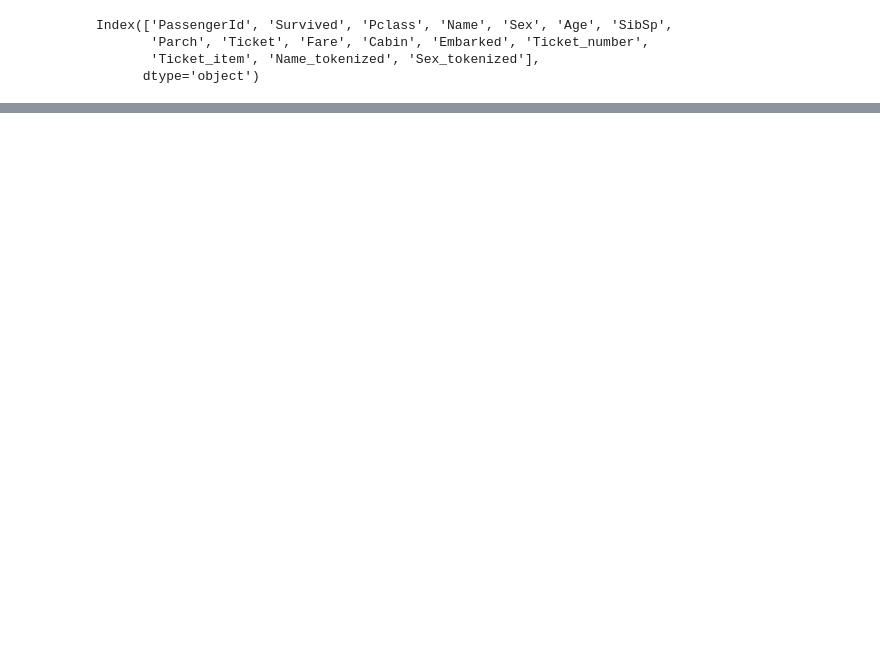
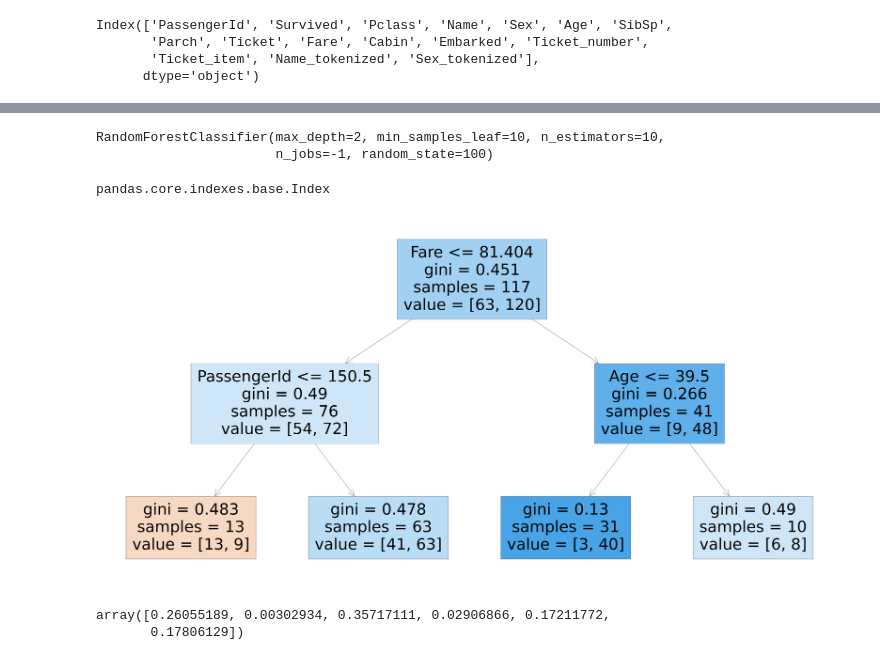
Before and after one commit to mfearing1234/Data_science_model_builds, a Jupyter notebook: Kaggle Competition/Titanic_Disaster_Learning/Titanic_Disaster_Model.ipynb, the cells around one changed output, grey strips where cells are left out. Drawn from its saved outputs; the diff is of its cells as text; code cells hidden in the pictures; blank space fills up the shorter version.

```diff
--- a/Kaggle Competition/Titanic_Disaster_Learning/Titanic_Disaster_Model.ipynb
+++ b/Kaggle Competition/Titanic_Disaster_Learning/Titanic_Disaster_Model.ipynb
@@ -140,0 +157,6 @@ array([[  1.    ,   3.    ,  22.    ,   1.    ,   0.    ,   7.25  ],
+# %%
+x= preprocessed_train_df.drop(['Survived','Name','Sex','Ticket','Cabin','Embarked','Ticket_item'], axis=1)
+
+y= preprocessed_train_df['Survived']
+
+x_train, y_train = x, y
@@ -147,0 +176,20 @@ RandomForestClassifier does not accept missing values encoded as NaN natively. F
+# %%
+## Hyperparameter tuning
+
+rf = RandomForestClassifier(random_state=100, n_jobs=-1)
+
+params = {
+    'max_depth': [2,3,5,10,20],
+    'min_samples_leaf': [5,10,20,50,100,200],
+    'n_estimators': [10,25,30,50,100,200]
+}
+
+from sklearn.model_selection import GridSearchCV
+
+# Instantiate the grid search model
+grid_search = GridSearchCV(estimator=rf,
+                           param_grid=params,
+                           cv = 2,
+                           n_jobs=-1, verbose=1, scoring="accuracy")
+
+grid_search.fit(x_train, y_train)
@@ -147,0 +205,21 @@ RandomForestClassifier does not accept missing values encoded as NaN natively. F
+# %%
+rf_best = grid_search.best_estimator_
+rf_best
+# %% [output]
+RandomForestClassifier(max_depth=2, min_samples_leaf=10, n_estimators=10,
+                       n_jobs=-1, random_state=100)
+# %%
+type(x.columns)
+# %% [output]
+pandas.core.indexes.base.Index
+# %%
+from sklearn.tree import plot_tree
+plt.figure(figsize=(80,40))
+plot_tree(rf_best.estimators_[2], feature_names = x.columns.tolist(),filled=True);
+# %% [output]
+[figure, added]
+# %%
+rf_best.feature_importances_
+# %% [output]
+array([0.26055189, 0.00302934, 0.35717111, 0.02906866, 0.17211772,
+       0.17806129])
```
Also changed, not shown: parts of 15 cells of this notebook.
